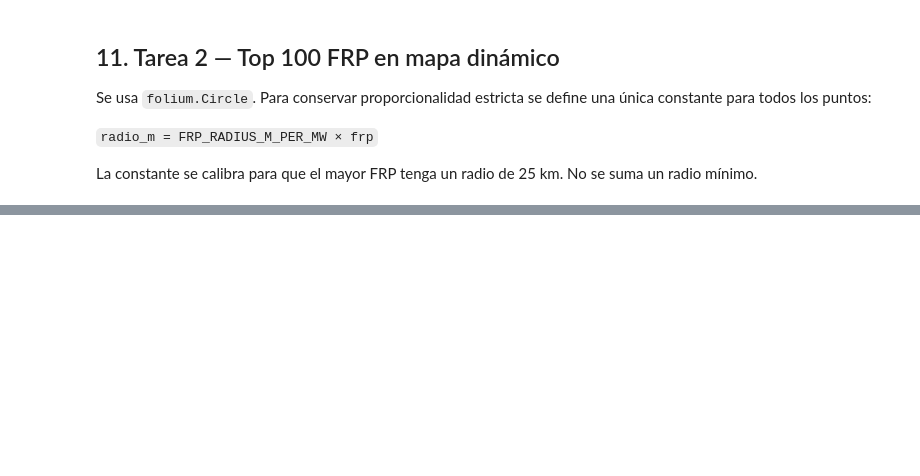
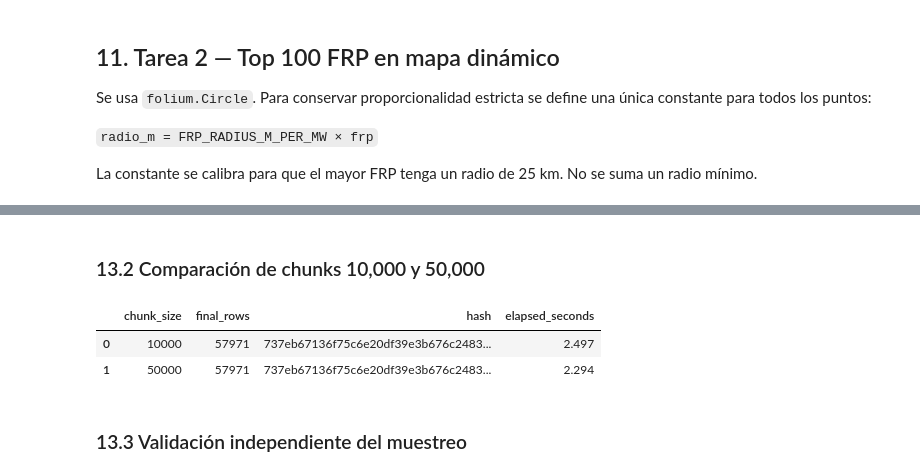
Before and after one commit to anzonyquispe/GeoAgent, a Jupyter notebook: Assignments/Assignment1/Assignment1_Tarea1-5_grupo3.ipynb, the cells around one changed output, grey strips where cells are left out. Cells and saved outputs as stored; diff of their text form; code cells hidden in the pictures; blank space fills up the shorter version.

```diff
--- a/Assignments/Assignment1/Assignment1_Tarea1-5_grupo3.ipynb
+++ b/Assignments/Assignment1/Assignment1_Tarea1-5_grupo3.ipynb
@@ -906,0 +1549,74 @@ particionado por año. Dask quedará documentado solo como alternativa.
+# %% [markdown]
+### 13.2 Comparación de chunks 10,000 y 50,000
+# %%
+chunk_results = {}
+for chunk_size in (10_000, 50_000):
+    benchmark_start = time.perf_counter()
+    processed, final, qc = sample_vcf_in_chunks(
+        task4_candidates, vcf_path, chunk_size
+    )
+    elapsed = time.perf_counter() - benchmark_start
+    ordered = canonical_result(final)
+    result_hash = canonical_result_hash(ordered)
+    chunk_results[chunk_size] = {
+        "processed": processed,
+        "final": ordered,
+        "qc": qc,
+        "elapsed_seconds": round(elapsed, 3),
+        "result_hash": result_hash,
+    }
+
+result_10k = chunk_results[10_000]["final"]
+result_50k = chunk_results[50_000]["final"]
+pd.testing.assert_frame_equal(
+    result_10k,
+    result_50k,
+    check_dtype=True,
+    check_exact=True,
+)
+if chunk_results[10_000]["result_hash"] != chunk_results[50_000]["result_hash"]:
+    raise AssertionError("Los hashes de los dos tamaños de chunk difieren.")
+if (
+    chunk_results[10_000]["qc"]
+    | {"chunk_size": 50_000}
+) != chunk_results[50_000]["qc"]:
+    qc_10_without_chunk = {
+        key: value
+        for key, value in chunk_results[10_000]["qc"].items()
+        if key != "chunk_size"
+    }
+    qc_50_without_chunk = {
+        key: value
+        for key, value in chunk_results[50_000]["qc"].items()
+        if key != "chunk_size"
+    }
+    if qc_10_without_chunk != qc_50_without_chunk:
+        raise AssertionError("Los conteos QC difieren entre chunks.")
+
+result_50k.to_parquet(FIRES_2024_PARQUET, index=False, compression="snappy")
+parquet_roundtrip = pd.read_parquet(FIRES_2024_PARQUET)
+pd.testing.assert_frame_equal(
+    canonical_result(parquet_roundtrip),
+    result_50k,
+    check_dtype=False,
+    check_exact=True,
+)
+
+chunk_comparison = pd.DataFrame(
+    [
+        {
+            "chunk_size": chunk_size,
+            "final_rows": len(data["final"]),
+            "hash": data["result_hash"],
+            "elapsed_seconds": data["elapsed_seconds"],
+        }
+        for chunk_size, data in chunk_results.items()
+    ]
+)
+display(chunk_comparison)
+# %% [output]
+|  | chunk_size | final_rows | hash | elapsed_seconds |
+| 0 | 10000 | 57971 | 737eb67136f75c6e20df39e3b676c2483... | 2.497 |
+| 1 | 50000 | 57971 | 737eb67136f75c6e20df39e3b676c2483... | 2.294 |
+# %% [markdown]
+### 13.3 Validación independiente del muestreo
```
Also changed, not shown: parts of 25 cells of this notebook.
